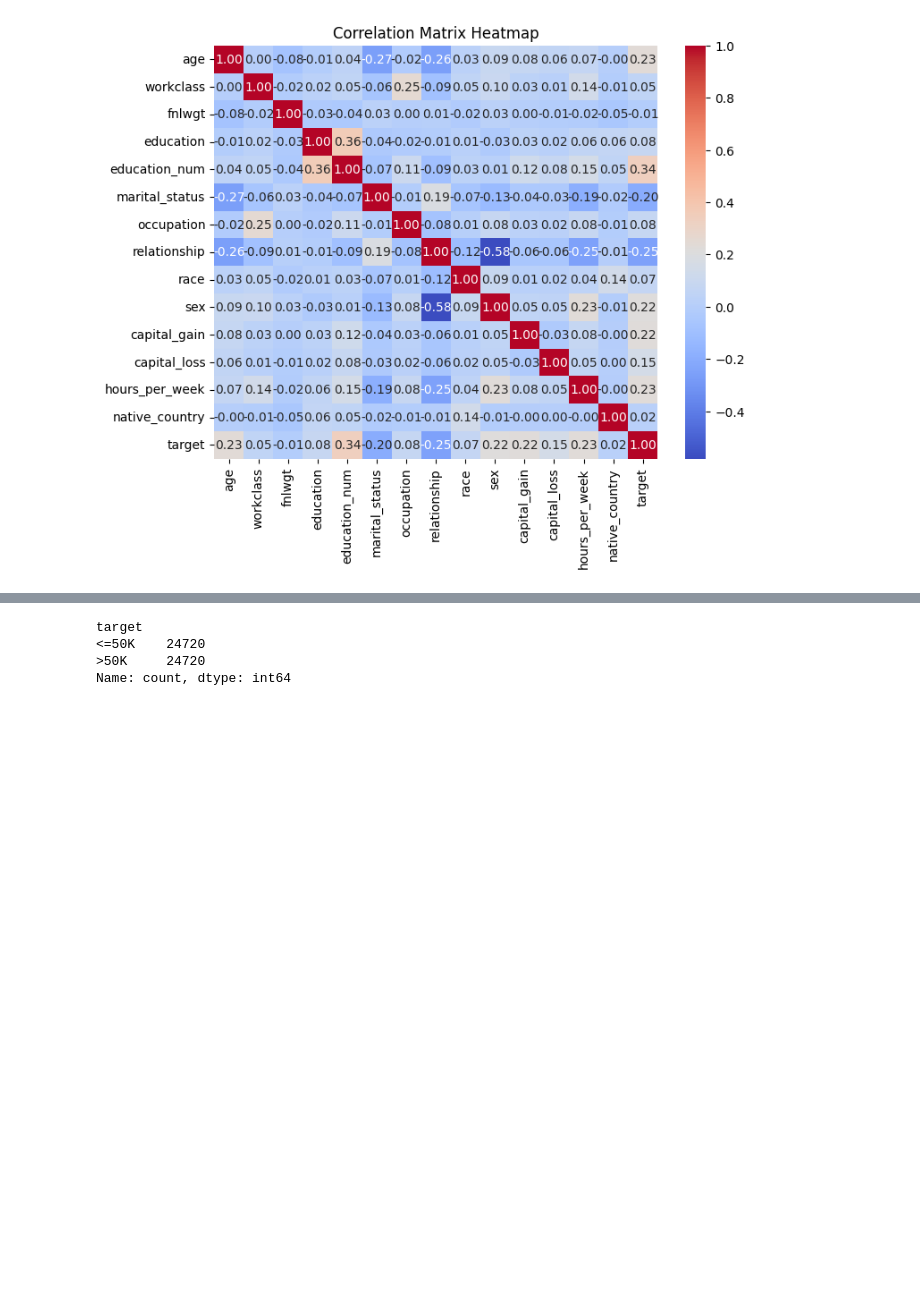
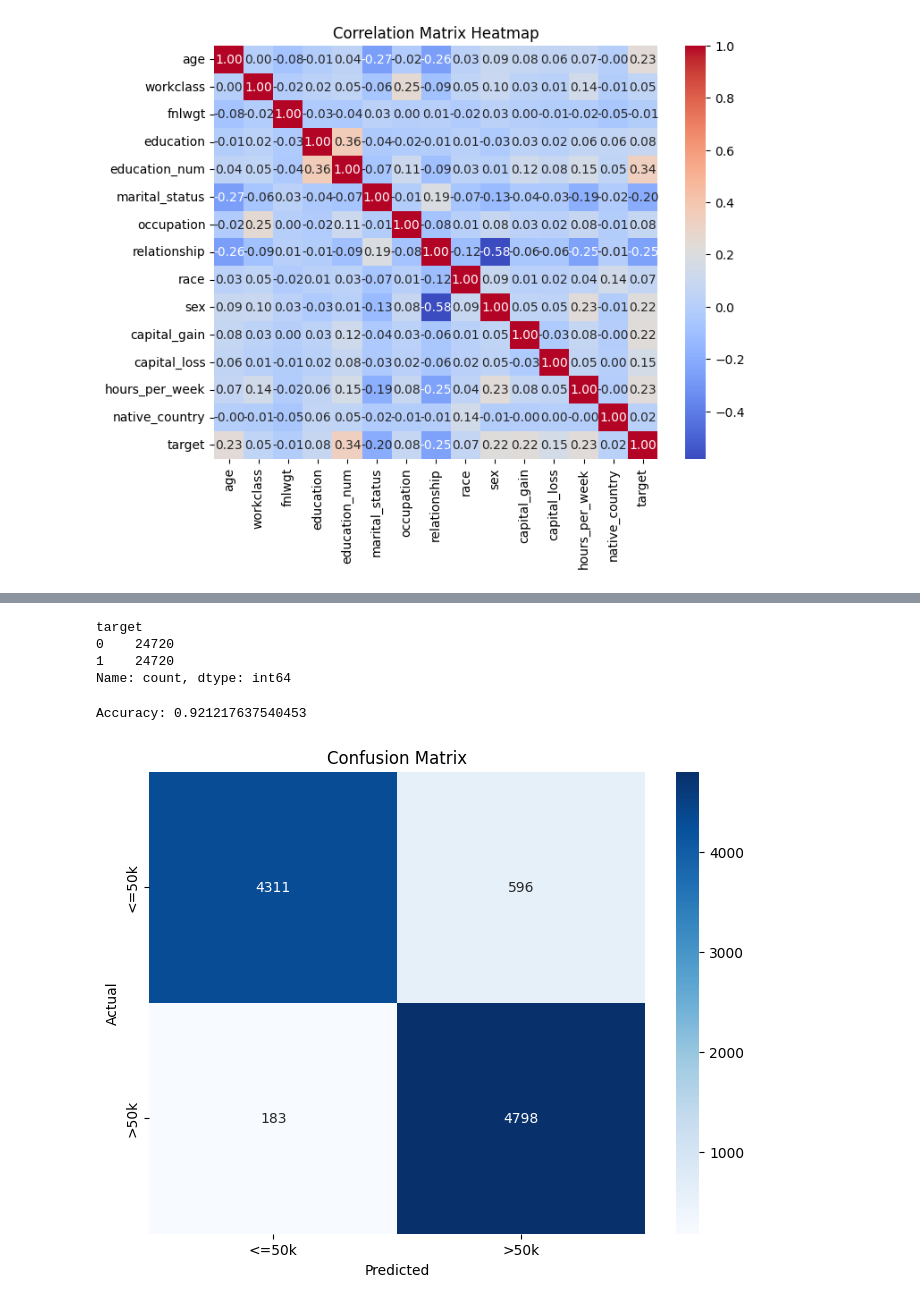
Before and after one commit to manpreetdhindsa747/COMP_542, a Jupyter notebook: adult_prediction.ipynb, the cells around one changed output, grey strips where cells are left out. Saved outputs shown, nothing was run; the diff lists cells and outputs as text; code cells hidden in the pictures; blank space fills up the shorter version.

Commit message:
Random Forest classification model created

```diff
--- a/adult_prediction.ipynb
+++ b/adult_prediction.ipynb
@@ -264,8 +264,8 @@ import pandas as pd
 from sklearn.utils import resample
 
 # Separate the two classes
-df_less_than_50k = adult[adult['target'] == '<=50K']
-df_greater_than_50k = adult[adult['target'] == '>50K']
+df_less_than_50k = adult[adult['target'] == 0]
+df_greater_than_50k = adult[adult['target'] == 1]
 
 # Oversample the ">50K" class
 df_greater_than_50k_oversampled = resample(df_greater_than_50k,
@@ -281,6 +281,51 @@ target_counts = adult_balanced['target'].value_counts()
 print(target_counts)
 # %% [output]
 target
-<=50K    24720
->50K     24720
+0    24720
+1    24720
 Name: count, dtype: int64
+# %%
+import pandas as pd
+import matplotlib.pyplot as plt
+import seaborn as sns
+from sklearn.model_selection import train_test_split
+from sklearn.ensemble import RandomForestClassifier
+from sklearn.metrics import accuracy_score, confusion_matrix
+from sklearn.impute import SimpleImputer
+
+# Define your actual class names based on your dataset
+class_names = ['<=50k', '>50k']  # Map to your actual class labels
+
+# Load your data into the 'student' DataFrame
+# Assuming you have already loaded your data
+
+# Handle missing values in X using the mean
+X = adult_balanced.drop('target', axis=1)
+y = adult_balanced['target']
+imputer = SimpleImputer(strategy='mean')
+X = imputer.fit_transform(X)
+
+X_train, X_test, y_train, y_test = train_test_split(X, y, test_size=0.2, random_state=42)
+
+rf_classifier = RandomForestClassifier(random_state=42)
+rf_classifier.fit(X_train, y_train)
+
+y_pred = rf_classifier.predict(X_test)
+accuracy = accuracy_score(y_test, y_pred)
+print("Accuracy:", accuracy)
+
+# Calculate the confusion matrix
+confusion_mat = confusion_matrix(y_test, y_pred)
+
+# Create a heatmap with actual class names
+plt.figure(figsize=(8, 6))
+sns.heatmap(confusion_mat, annot=True, fmt='d', cmap='Blues',
+            xticklabels=class_names,  # Set x-axis labels to actual class names
+            yticklabels=class_names)  # Set y-axis labels to actual class names
+plt.xlabel('Predicted')
+plt.ylabel('Actual')
+plt.title('Confusion Matrix')
+plt.show()
+# %% [output]
+Accuracy: 0.921217637540453
+[figure, added]
```
Also changed, not shown: parts of 2 cells of this notebook.
